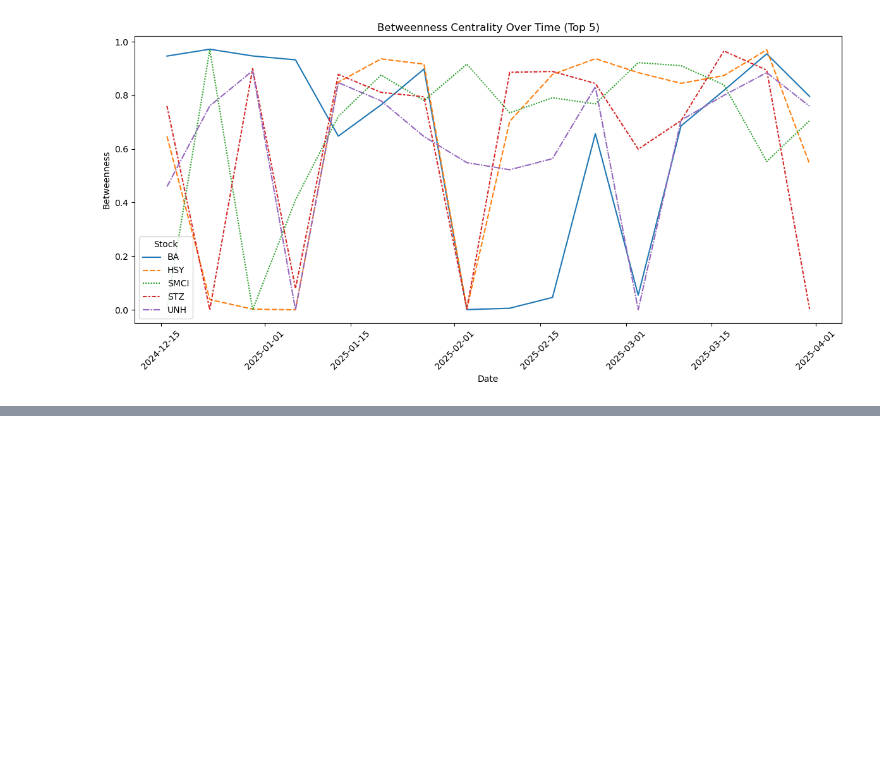
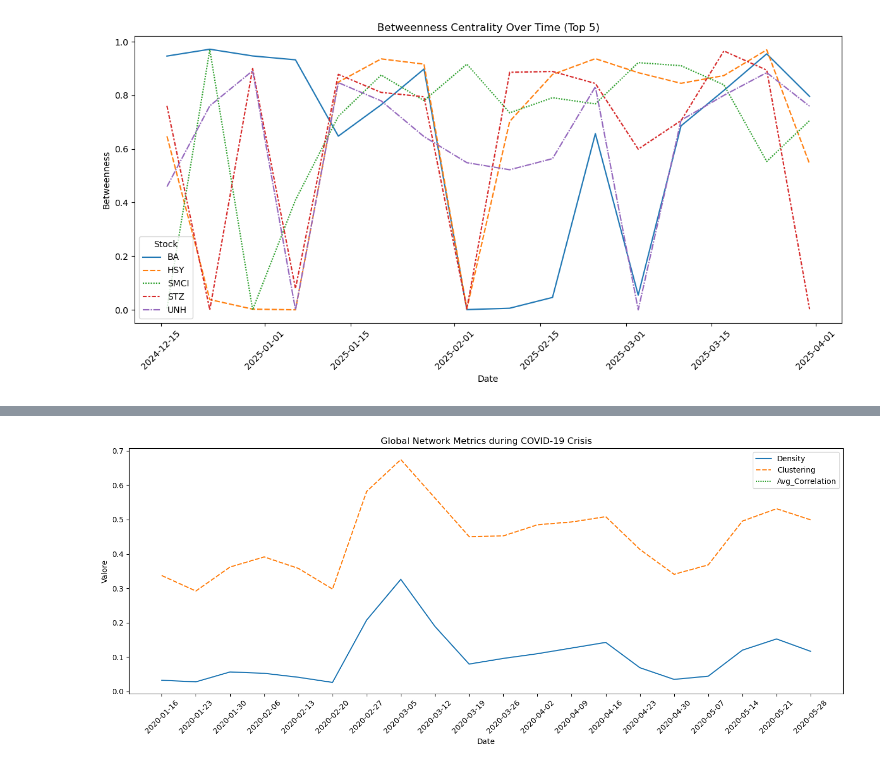
Before and after one commit to HSellis/INA-Project, a Jupyter notebook: centrality_measures.ipynb, the cells around one changed output, grey strips where cells are left out. Cells and saved outputs as stored; diff of their text form; code cells hidden in the pictures; blank space fills up the shorter version.

Commit message:
Covid-19 analysis + utils.py update

```diff
--- a/centrality_measures.ipynb
+++ b/centrality_measures.ipynb
@@ -115,0 +118,4 @@ plot_centrality(centrality_df, centrality_type="Betweenness", top_k=5)
+# %%
+df_crisis = get_sp500_stocks("2020-01-01", "2020-06-01")
+windows = rolling_time_windows("2020-01-01", "2020-06-01", window_size_days=15, step_days=7)
+centrality_df_crisis = compute_centralities_over_time(df_crisis, windows, threshold=0.7)
@@ -115,0 +149,13 @@ plot_centrality(centrality_df, centrality_type="Betweenness", top_k=5)
+# %%
+import seaborn as sns
+import matplotlib.pyplot as plt
+
+plt.figure(figsize=(14, 6))
+sns.lineplot(data=centrality_df_crisis.set_index("Date")[["Density", "Clustering", "Avg_Correlation"]])
+plt.title("Global Network Metrics during COVID-19 Crisis")
+plt.ylabel("Valore")
+plt.xticks(rotation=45)
+plt.tight_layout()
+plt.show()
+# %% [output]
+[figure, added]
```
Also changed, not shown: parts of 5 cells of this notebook, 1 other file.
